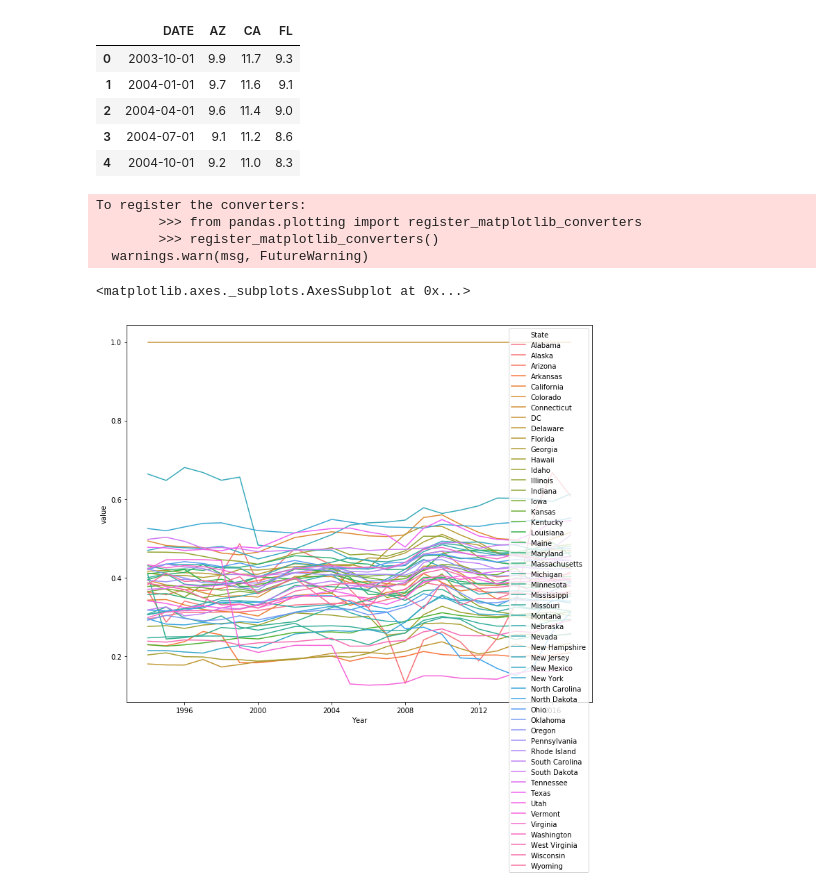
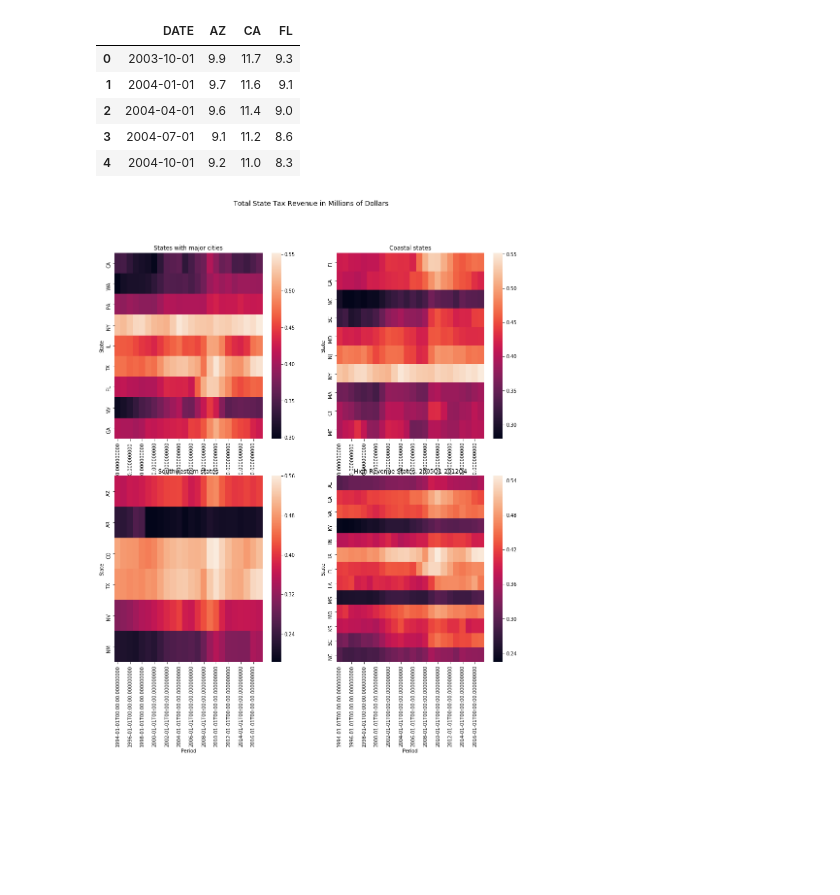
Before and after one commit to rcstein/qtax, a Jupyter notebook: QTax Data Analysis.ipynb, the cells around one changed output. Cells and saved outputs as stored; diff of their text form; code cells hidden in the pictures; blank space fills up the shorter version.

```diff
--- a/QTax Data Analysis.ipynb
+++ b/QTax Data Analysis.ipynb
@@ -112,7 +117,6 @@ state_abbrev = {
     'District of Columbia': 'DC',
     'Florida': 'FL',
     'Georgia': 'GA',
-    'Guam': 'GU',
     'Hawaii': 'HI',
     'Idaho': 'ID',
     'Illinois': 'IL',
@@ -155,6 +159,13 @@ state_abbrev = {
     'Wyoming': 'WY',
     'United States':'US'
 }
+
+south = ['AL','GA','VA','KY','TN','TX','FL','LA','MS','MO','KS','SC','NC']
+west_coast = ['CA','WA','OR']
+east_coast = ['FL','GA','NC','SC','MD','NJ','NY','MA','CT','ME']
+coast = west_coast.append(east_coast)
+south_west = ['AZ','AR','CO','TX','NV','NM']
+has_major_city = ['CA','WA','PA','NY','IL','TX','FL','NV','GA']
 def abbrev(state):
     try:
         return us_state_abbrev[state]
@@ -167,5 +178,5 @@ for state in state_abbrev:
                                                                              ["original","adjusted"])
     by_state_data[state].index = by_state_data[state].index.to_period(freq = "Q")
     #for column in by_state_data[state].columns.levels[1]:
-    #by_state_data[state]["q_pct_change"] = by_state_data[state]["adjusted"].pct_change()
+    #by_state_data[state]["adjusted"].pct_change())
         #by_state_data[state]["y_pct_change",column] = by_state_data[state]["original",column].pct_change(periods = 4)
@@ -438,16 +447,46 @@ local_totals = local_annual_survey.pivot("Year","State","TotalTaxes")
 combined_totals = combined_annual_survey.pivot("Year","State","TotalTaxes")
 percent_local = local_totals.div(combined_totals)
 percent_local.drop(["US","DC"],axis=1,inplace = True)
+percent_local.interpolate(method = "linear",inplace = True)
 #percent_local.reset_index(inplace = True)
 # %%
 #percent_local = percent_local.melt("Year")
-# %%
-fig, ax = plt.subplots(figsize=(12,10))
-sns.lineplot(x = "Year", y = "value", data = percent_local, hue = "State")
-# %% [output]
-To register the converters:
-        >>> from pandas.plotting import register_matplotlib_converters
-        >>> register_matplotlib_converters()
-  warnings.warn(msg, FutureWarning)
-<matplotlib.axes._subplots.AxesSubplot at 0x...>
-[figure, removed]
+# %%
+fig, axs = plt.subplots(2,2, figsize=(15,15))
+ul = axs[0,0]
+ur = axs[0,1]
+ll = axs[1,0]
+lr = axs[1,1]
+date_format = DateFormatter('%Y')
+
+#states with major cities
+sns.heatmap(percent_local[has_major_city].transpose(),ax = ul,xticklabels = 2)
+ul.set_ylabel("State")
+ul.set_xlabel("Period")
+ul.set_title("States with major cities")
+#ul.xaxis_date()
+#ul.xaxis.set_major_formatter(date_format)
+plt.subplots_adjust(bottom=.1)
+
+# east coast states
+sns.heatmap(percent_local[east_coast].transpose(),ax = ur,xticklabels = 2)
+ur.set_ylabel("State")
+ur.set_xlabel("Period")
+ur.set_title("Coastal states")
+
+# southwestern states
+sns.heatmap(percent_local[south_west].transpose(),ax = ll,xticklabels = 2)
+ll.set_ylabel("State")
+ll.set_xlabel("Period")
+ll.set_title("Southwestern states")
+
+# S=southern states
+sns.heatmap(percent_local[south].transpose(),
+            ax = lr,xticklabels = 2)
+lr.set_ylabel("State")
+lr.set_xlabel("Period")
+lr.set_title("High Revenue States, 2005Q1-2012Q4")
+fig.suptitle("Total State Tax Revenue in Millions of Dollars",fontsize=14)
+plt.show()
+# %% [output]
+[figure, added]
```
Also changed, not shown: parts of 5 cells of this notebook.
